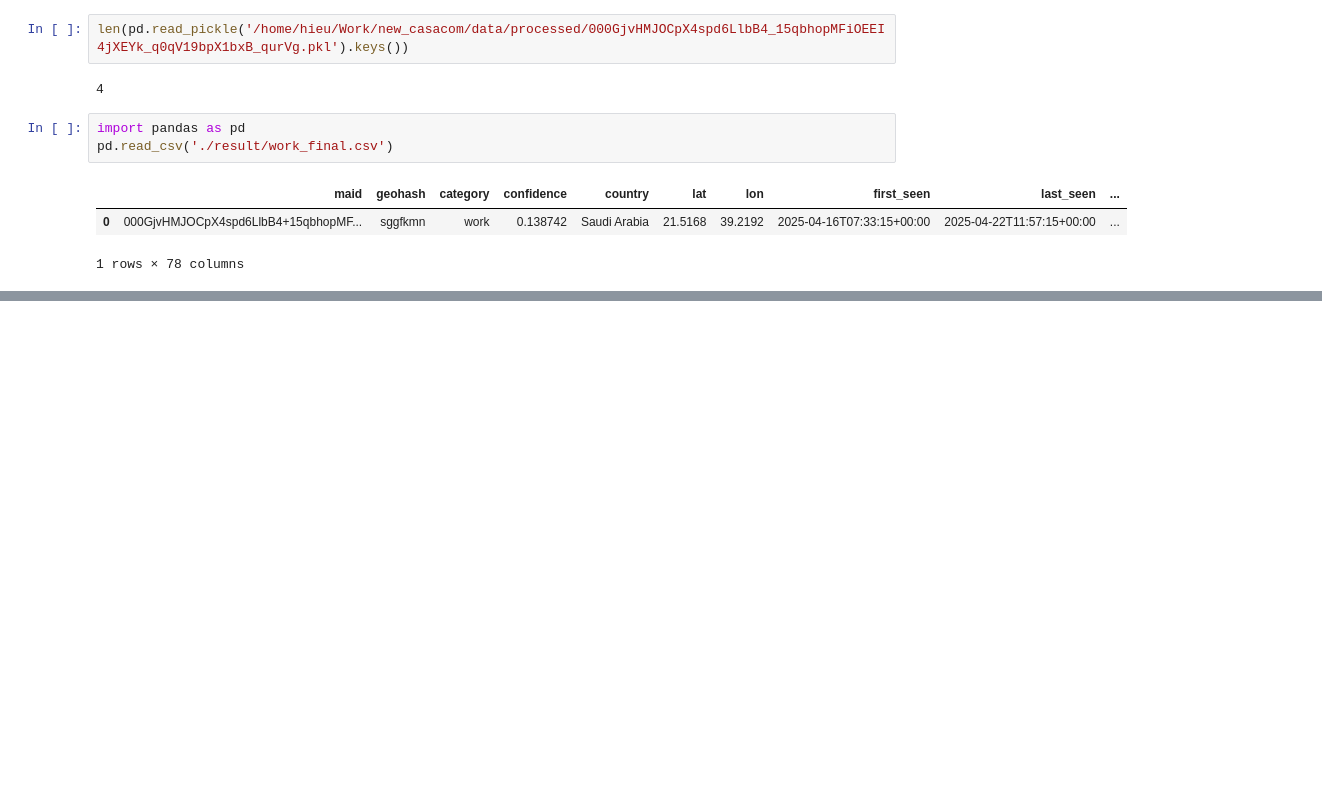
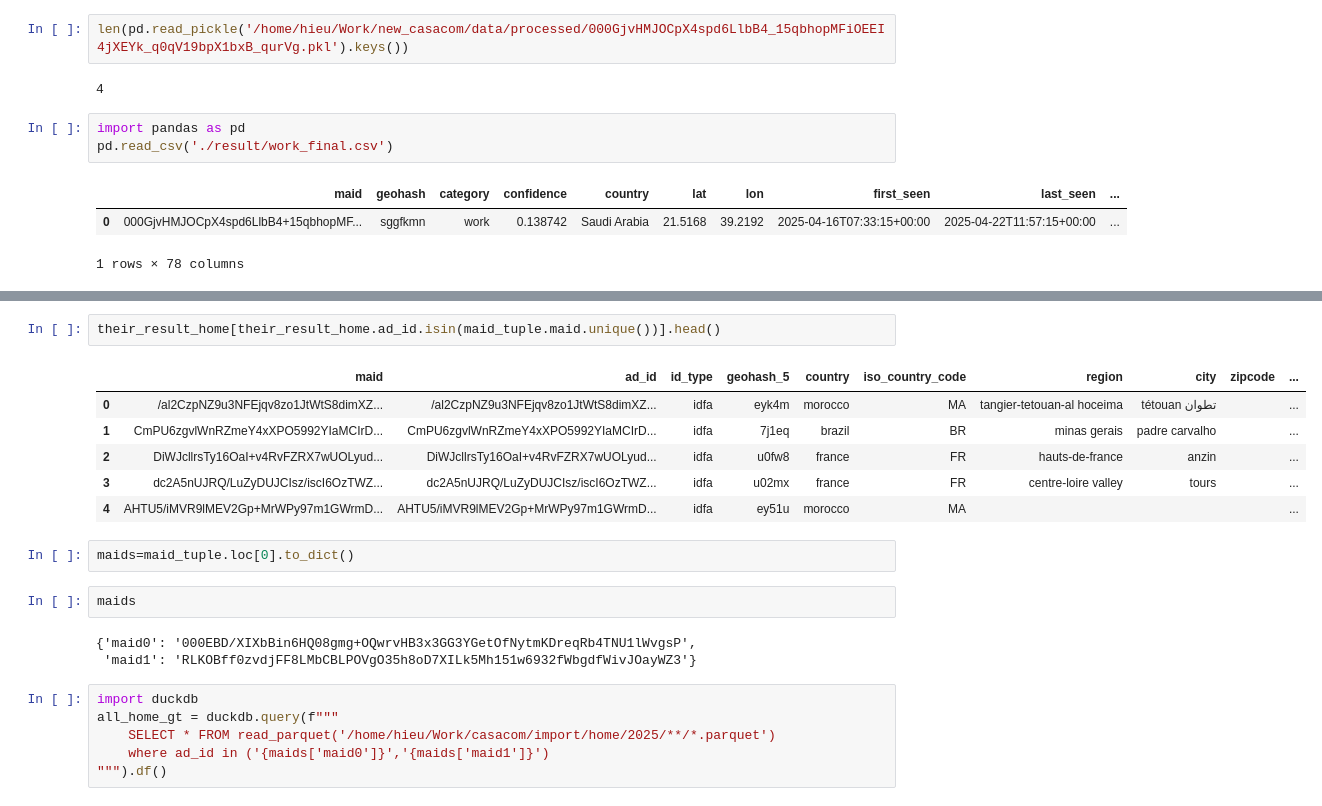
Before and after one commit to LeoNguyen868/new_casacom, a Jupyter notebook: stats.ipynb, the cells around one changed output, grey strips where cells are left out. Drawn from its saved outputs; the diff is of its cells as text; blank space fills up the shorter version.

```diff
--- a/stats.ipynb
+++ b/stats.ipynb
@@ -1752,0 +1948,22 @@ pd.read_csv('./result/work_final.csv')
+# %%
+their_result_home[their_result_home.ad_id.isin(maid_tuple.maid.unique())].head()
+# %% [output]
+|  | maid | ad_id | id_type | geohash_5 | country | iso_country_code | region | city | zipcode | ... |
+| 0 | /al2CzpNZ9u3NFEjqv8zo1JtWtS8dimXZ... | /al2CzpNZ9u3NFEjqv8zo1JtWtS8dimXZ... | idfa | eyk4m | morocco | MA | tangier-tetouan-al hoceima | tétouan تطوان |  | ... |
+| 1 | CmPU6zgvlWnRZmeY4xXPO5992YIaMCIrD... | CmPU6zgvlWnRZmeY4xXPO5992YIaMCIrD... | idfa | 7j1eq | brazil | BR | minas gerais | padre carvalho |  | ... |
+| 2 | DiWJcllrsTy16OaI+v4RvFZRX7wUOLyud... | DiWJcllrsTy16OaI+v4RvFZRX7wUOLyud... | idfa | u0fw8 | france | FR | hauts-de-france | anzin |  | ... |
+| 3 | dc2A5nUJRQ/LuZyDUJCIsz/iscI6OzTWZ... | dc2A5nUJRQ/LuZyDUJCIsz/iscI6OzTWZ... | idfa | u02mx | france | FR | centre-loire valley | tours |  | ... |
+| 4 | AHTU5/iMVR9lMEV2Gp+MrWPy97m1GWrmD... | AHTU5/iMVR9lMEV2Gp+MrWPy97m1GWrmD... | idfa | ey51u | morocco | MA |  |  |  | ... |
+# %%
+maids=maid_tuple.loc[0].to_dict()
+# %%
+maids
+# %% [output]
+{'maid0': '000EBD/XIXbBin6HQ08gmg+OQwrvHB3x3GG3YGetOfNytmKDreqRb4TNU1lWvgsP',
+ 'maid1': 'RLKOBff0zvdjFF8LMbCBLPOVgO35h8oD7XILk5Mh151w6932fWbgdfWivJOayWZ3'}
+# %%
+import duckdb
+all_home_gt = duckdb.query(f"""
+    SELECT * FROM read_parquet('/home/hieu/Work/casacom/import/home/2025/**/*.parquet')
+    where ad_id in ('{maids['maid0']}','{maids['maid1']}')
+""").df()
```
Also changed, not shown: parts of 38 cells of this notebook, 21 other files.
